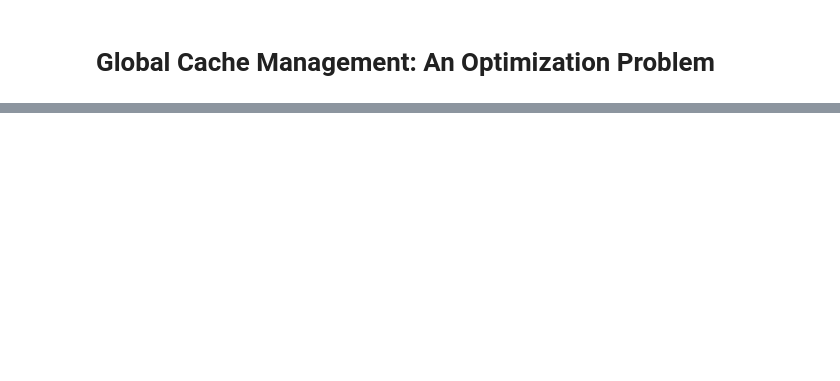
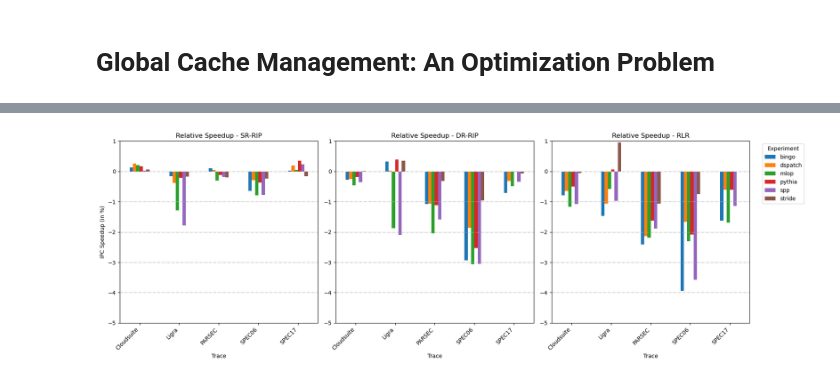
Before and after one commit to nishanthsmurthy24/CacheSim, a Jupyter notebook: experiments/EE8367_Project_1C.ipynb, the cells around one changed output, grey strips where cells are left out. Drawn from its saved outputs; the diff is of its cells as text; code cells hidden in the pictures; blank space fills up the shorter version.

```diff
--- a/experiments/EE8367_Project_1C.ipynb
+++ b/experiments/EE8367_Project_1C.ipynb
@@ -586,0 +295,38 @@ Most influential parameters affecting Core-0_IPC:
+# %%
+fig, axs = plt.subplots(1, 3, figsize=(18, 6))  # Creating subplots with 2 rows and 1 column
+
+# Plotting for SR-RIP
+srrip_relative_pivot.plot(kind='bar', ax=axs[0])
+axs[0].set_title('Relative Speedup - SR-RIP')
+axs[0].set_ylabel('IPC Speedup (in %)')
+axs[0].set_xticklabels(srrip_relative_pivot.index, rotation=45, ha='right')
+axs[0].grid(axis='y', linestyle='-.')
+axs[0].set_ylim(-5.0, 1.0)
+
+# Move legend outside
+axs[0].legend().set_visible(False)
+
+# Plotting for DR-RIP
+drrip_relative_pivot.plot(kind='bar', ax=axs[1])
+axs[1].set_title('Relative Speedup - DR-RIP')
+axs[1].set_xticklabels(drrip_relative_pivot.index, rotation=45, ha='right')
+axs[1].grid(axis='y', linestyle='-.')
+axs[1].set_ylim(-5.0, 1.0)
+
+# Move legend outside
+axs[1].legend().set_visible(False)
+
+# Plotting for RLR
+rlr_relative_pivot.plot(kind='bar', ax=axs[2])
+axs[2].set_title('Relative Speedup - RLR')
+axs[2].set_xticklabels(rlr_relative_pivot.index, rotation=45, ha='right')
+axs[2].grid(axis='y', linestyle='-.')
+axs[2].set_ylim(-5.0, 1.0)
+
+# Move legend outside
+axs[2].legend(title='Experiment', bbox_to_anchor=(1.05, 1), loc='upper left')
+
+plt.tight_layout()
+plt.show()
+# %% [output]
+[figure, added]
```
Also changed, not shown: parts of 35 cells of this notebook.
